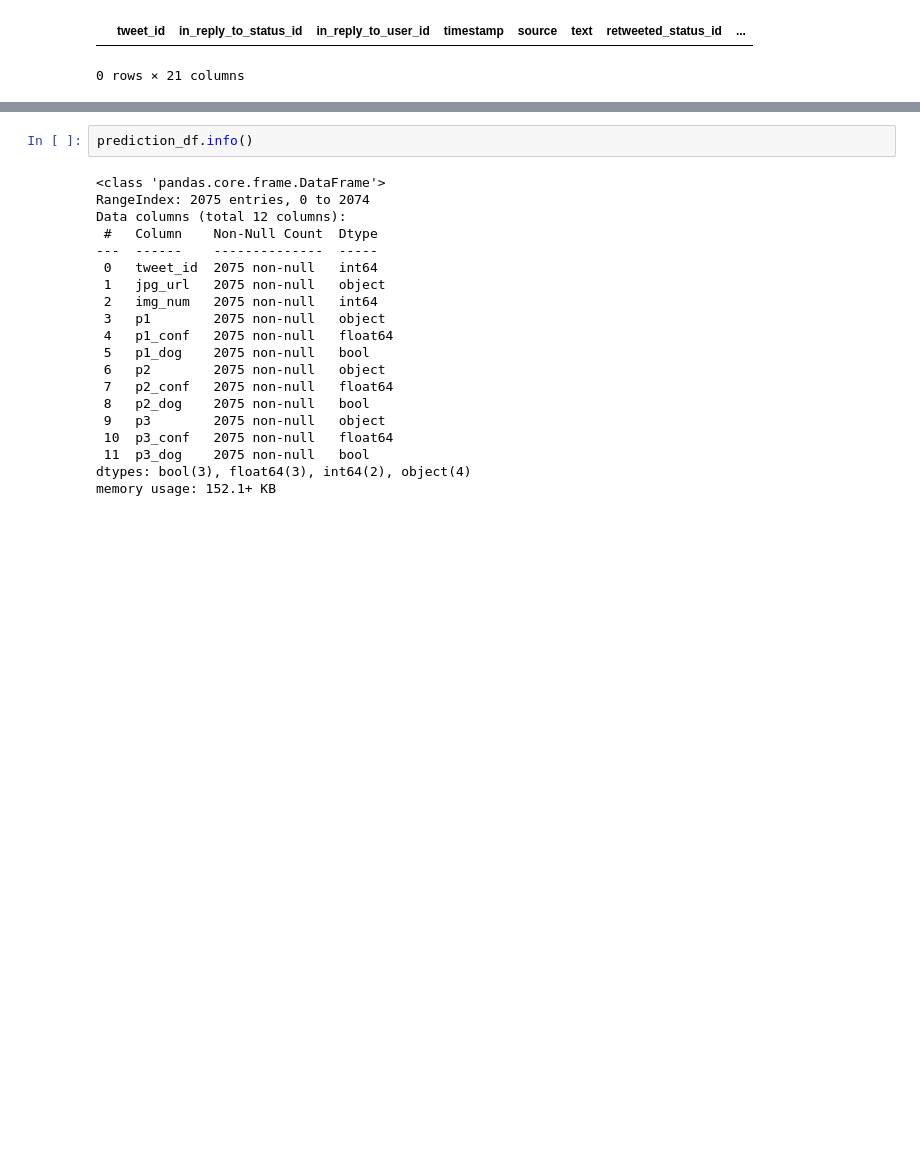
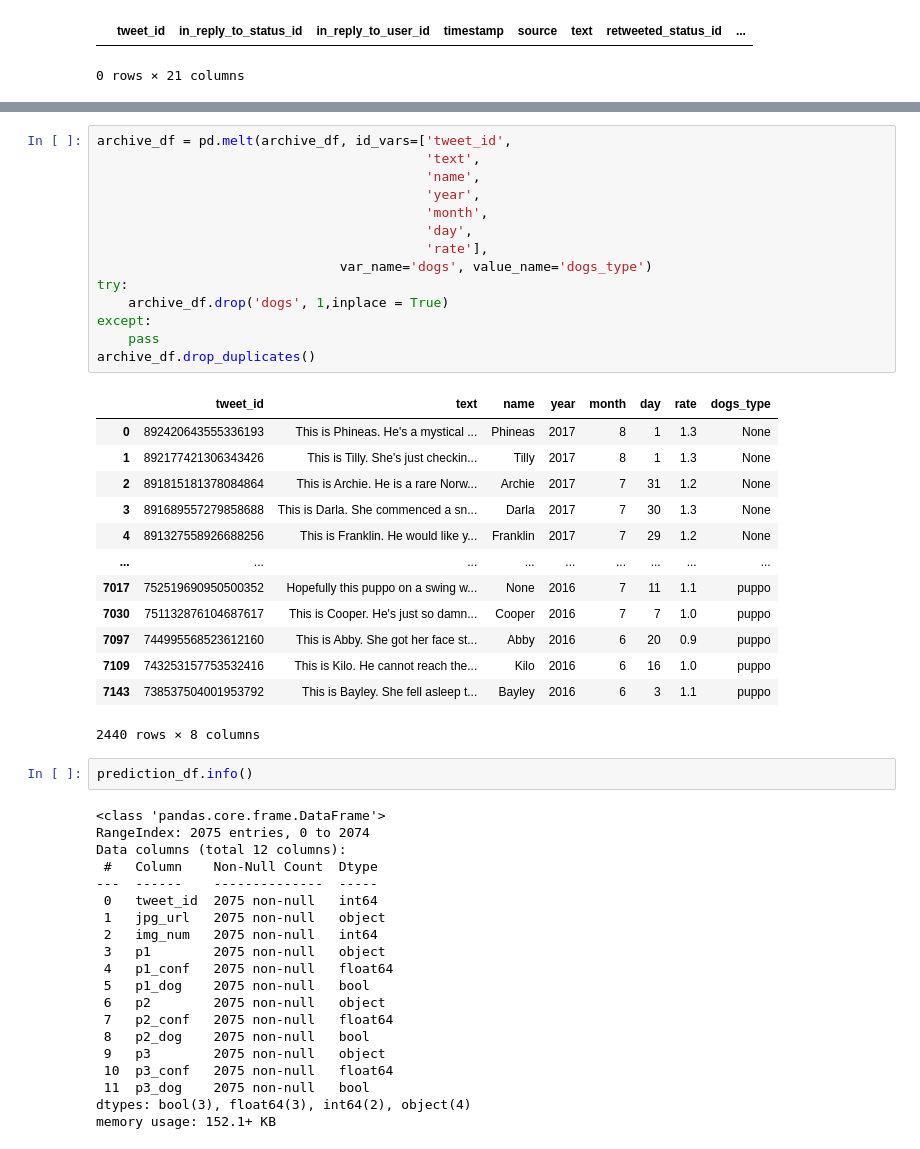
Before and after one commit to hagerElsehaimy/WeRateDogs, a Jupyter notebook: WeRateDogs.ipynb, the cells around one changed output, grey strips where cells are left out. Drawn from its saved outputs; the diff is of its cells as text; blank space fills up the shorter version.

Commit message:
melt gog types

```diff
--- a/WeRateDogs.ipynb
+++ b/WeRateDogs.ipynb
@@ -662,3 +656,31 @@ archive_df.drop(['in_reply_to_status_id',
+# %%
+archive_df = pd.melt(archive_df, id_vars=['tweet_id',
+                                          'text',
+                                          'name',
+                                          'year',
+                                          'month',
+                                          'day',
+                                          'rate'],
+                               var_name='dogs', value_name='dogs_type')
+try:
+    archive_df.drop('dogs', 1,inplace = True)
+except:
+    pass
+archive_df.drop_duplicates()
+# %% [output]
+|  | tweet_id | text | name | year | month | day | rate | dogs_type |
+| 0 | 892420643555336193 | This is Phineas. He's a mystical ... | Phineas | 2017 | 8 | 1 | 1.3 | None |
+| 1 | 892177421306343426 | This is Tilly. She's just checkin... | Tilly | 2017 | 8 | 1 | 1.3 | None |
+| 2 | 891815181378084864 | This is Archie. He is a rare Norw... | Archie | 2017 | 7 | 31 | 1.2 | None |
+| 3 | 891689557279858688 | This is Darla. She commenced a sn... | Darla | 2017 | 7 | 30 | 1.3 | None |
+| 4 | 891327558926688256 | This is Franklin. He would like y... | Franklin | 2017 | 7 | 29 | 1.2 | None |
+| ... | ... | ... | ... | ... | ... | ... | ... | ... |
+| 7017 | 752519690950500352 | Hopefully this puppo on a swing w... | None | 2016 | 7 | 11 | 1.1 | puppo |
+| 7030 | 751132876104687617 | This is Cooper. He's just so damn... | Cooper | 2016 | 7 | 7 | 1.0 | puppo |
+| 7097 | 744995568523612160 | This is Abby. She got her face st... | Abby | 2016 | 6 | 20 | 0.9 | puppo |
+| 7109 | 743253157753532416 | This is Kilo. He cannot reach the... | Kilo | 2016 | 6 | 16 | 1.0 | puppo |
+| 7143 | 738537504001953792 | This is Bayley. She fell asleep t... | Bayley | 2016 | 6 | 3 | 1.1 | puppo |
+2440 rows × 8 columns
 # %%
 prediction_df.info()
 # %% [output]
```
Also changed, not shown: parts of 7 cells of this notebook.
